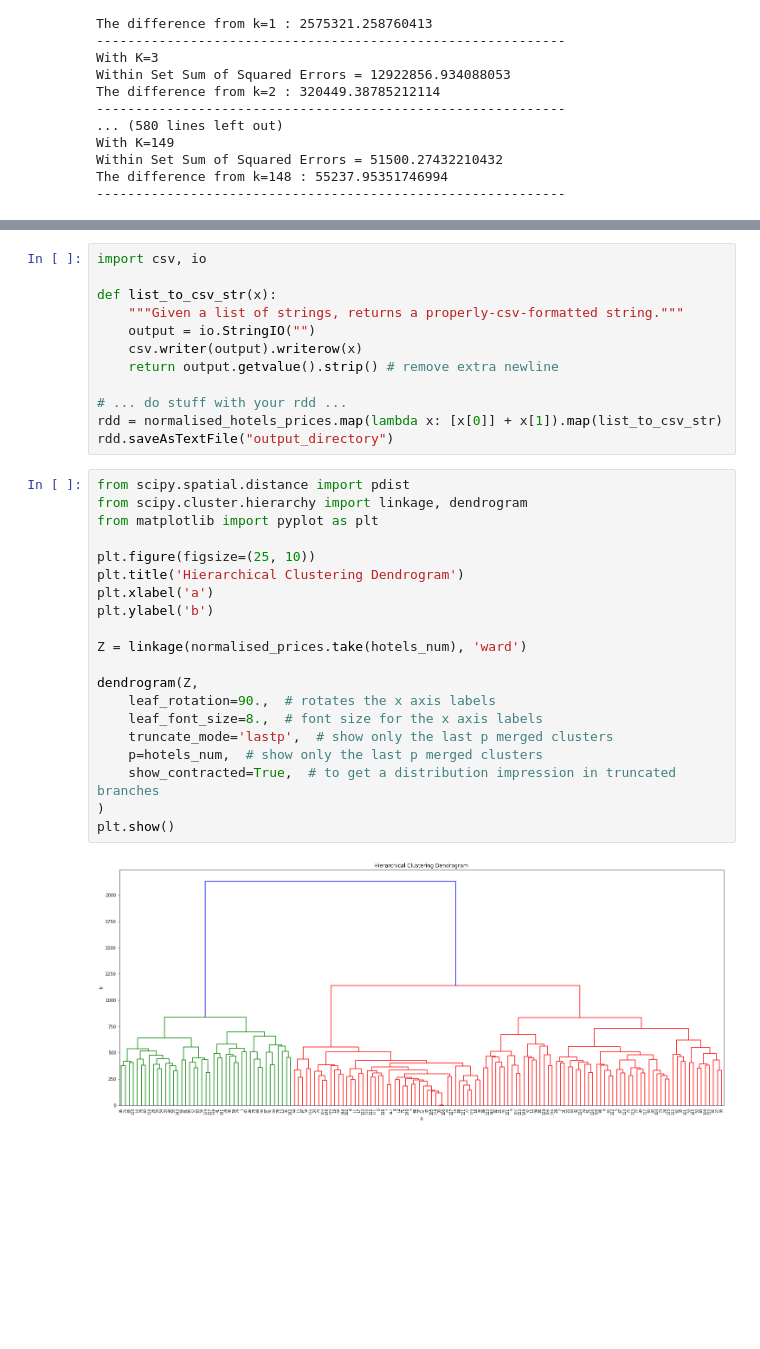
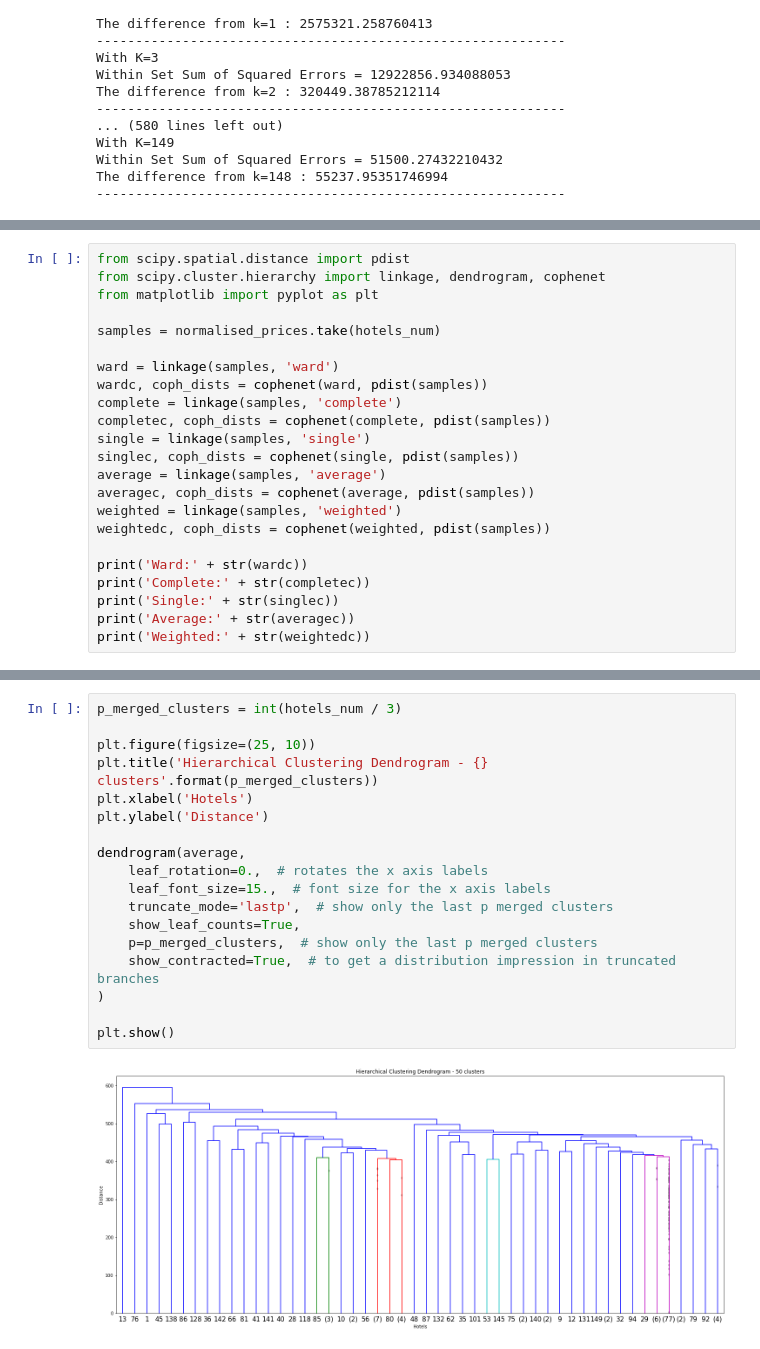
Before and after one commit to ItayGabbay/HotelsDataResearch, a Jupyter notebook: Spark/Question3.ipynb, the cells around one changed output, grey strips where cells are left out. Saved outputs shown, nothing was run; the diff lists cells and outputs as text; blank space fills up the shorter version.

```diff
--- a/Spark/Question3.ipynb
+++ b/Spark/Question3.ipynb
@@ -309,0 +369,23 @@ Within Set Sum of Squared Errors = 9369511.300963003
+# %%
+from scipy.spatial.distance import pdist
+from scipy.cluster.hierarchy import linkage, dendrogram, cophenet
+from matplotlib import pyplot as plt
+
+samples = normalised_prices.take(hotels_num)
+
+ward = linkage(samples, 'ward')
+wardc, coph_dists = cophenet(ward, pdist(samples))
+complete = linkage(samples, 'complete')
+completec, coph_dists = cophenet(complete, pdist(samples))
+single = linkage(samples, 'single')
+singlec, coph_dists = cophenet(single, pdist(samples))
+average = linkage(samples, 'average')
+averagec, coph_dists = cophenet(average, pdist(samples))
+weighted = linkage(samples, 'weighted')
+weightedc, coph_dists = cophenet(weighted, pdist(samples))
+
+print('Ward:' + str(wardc))
+print('Complete:' + str(completec))
+print('Single:' + str(singlec))
+print('Average:' + str(averagec))
+print('Weighted:' + str(weightedc))
@@ -331,34 +421,20 @@ plt.show()
-# %%
-import csv, io
-
-def list_to_csv_str(x):
-    """Given a list of strings, returns a properly-csv-formatted string."""
-    output = io.StringIO("")
-    csv.writer(output).writerow(x)
-    return output.getvalue().strip() # remove extra newline
-
-# ... do stuff with your rdd ...
-rdd = normalised_hotels_prices.map(lambda x: [x[0]] + x[1]).map(list_to_csv_str)
-rdd.saveAsTextFile("output_directory")
 # %%
-from scipy.spatial.distance import pdist
-from scipy.cluster.hierarchy import linkage, dendrogram
-from matplotlib import pyplot as plt
+p_merged_clusters = int(hotels_num / 3)
 
 plt.figure(figsize=(25, 10))
-plt.title('Hierarchical Clustering Dendrogram')
-plt.xlabel('a')
-plt.ylabel('b')
+plt.title('Hierarchical Clustering Dendrogram - {} clusters'.format(p_merged_clusters))
+plt.xlabel('Hotels')
+plt.ylabel('Distance')
 
-Z = linkage(normalised_prices.take(hotels_num), 'ward')
-
-dendrogram(Z,
-    leaf_rotation=90.,  # rotates the x axis labels
-    leaf_font_size=8.,  # font size for the x axis labels
+dendrogram(average,
+    leaf_rotation=0.,  # rotates the x axis labels
+    leaf_font_size=15.,  # font size for the x axis labels
     truncate_mode='lastp',  # show only the last p merged clusters
-    p=hotels_num,  # show only the last p merged clusters
+    show_leaf_counts=True,
+    p=p_merged_clusters,  # show only the last p merged clusters
     show_contracted=True,  # to get a distribution impression in truncated branches
 )
+
 plt.show()
 # %% [output]
-[figure, old version]
+[figure, new version]
```
Also changed, not shown: parts of 13 cells of this notebook.
